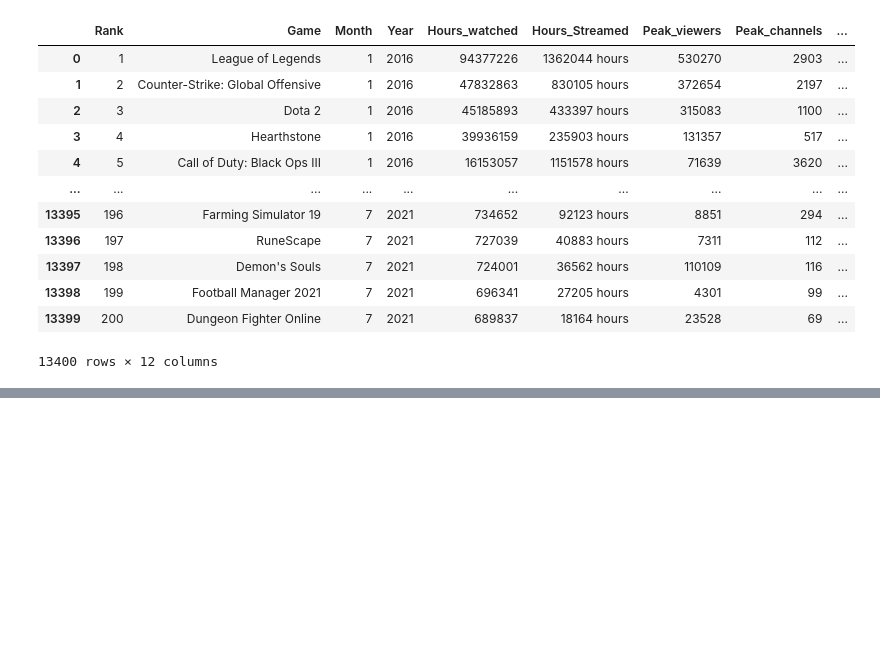
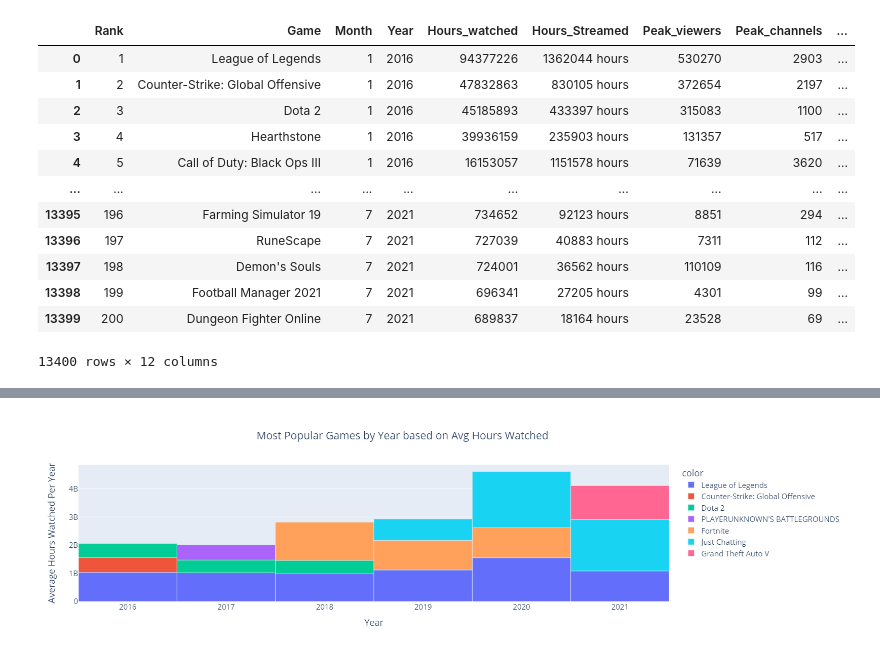
Before and after one commit to NB094/lighthouse-data-notes, a Jupyter notebook: Week_7/Day_5/Twitch.ipynb, the cells around one changed output, grey strips where cells are left out. Drawn from its saved outputs; the diff is of its cells as text; code cells hidden in the pictures; blank space fills up the shorter version.

```diff
--- a/Week_7/Day_5/Twitch.ipynb
+++ b/Week_7/Day_5/Twitch.ipynb
@@ -20,0 +50,7 @@ df
+# %%
+# Top three games on Twitch for each year
+
+#df[(df['Rank'] <= 3) & (df['Month'] == 1)]
+top_games = df.groupby(['Year','Game']).sum()['Hours_watched'].sort_values(ascending=False)
+top_games_list = top_games.tolist()
+top_games
@@ -20,0 +75,16 @@ df
+# %%
+hours_watched_list = []
+year_list = []
+game_list = []
+count = 0
+
+for i in [2016, 2017, 2018, 2019, 2020, 2021]:
+    for j in range(0, len(top_games_list)):
+        if top_games[top_games == top_games_list[j]].index[0][0] == i:
+            hours_watched_list.append(top_games_list[j])
+            year_list.append(top_games[top_games == top_games_list[j]].index[0][0])
+            game_list.append(top_games[top_games == top_games_list[j]].index[0][1])
+            count += 1
+        if count == 3:
+            count = 0
+            break
@@ -20,0 +112,9 @@ df
+# %%
+import plotly.express as px
+
+fig = px.bar(x=year_list, y=hours_watched_list, color=game_list,
+             barmode='relative', width=1000, title = 'Most Popular Games by Year based on Avg Hours Watched')
+fig.update_layout(autosize = False, title={'x':0.45}, font={'size':15}, yaxis_title = 'Average Hours Watched Per Year', xaxis_title = 'Year', bargap=0)   # set title coordinates
+fig.show()
+# %% [output]
+[figure, added]
```
Also changed, not shown: parts of 11 cells of this notebook, 26 other files.
